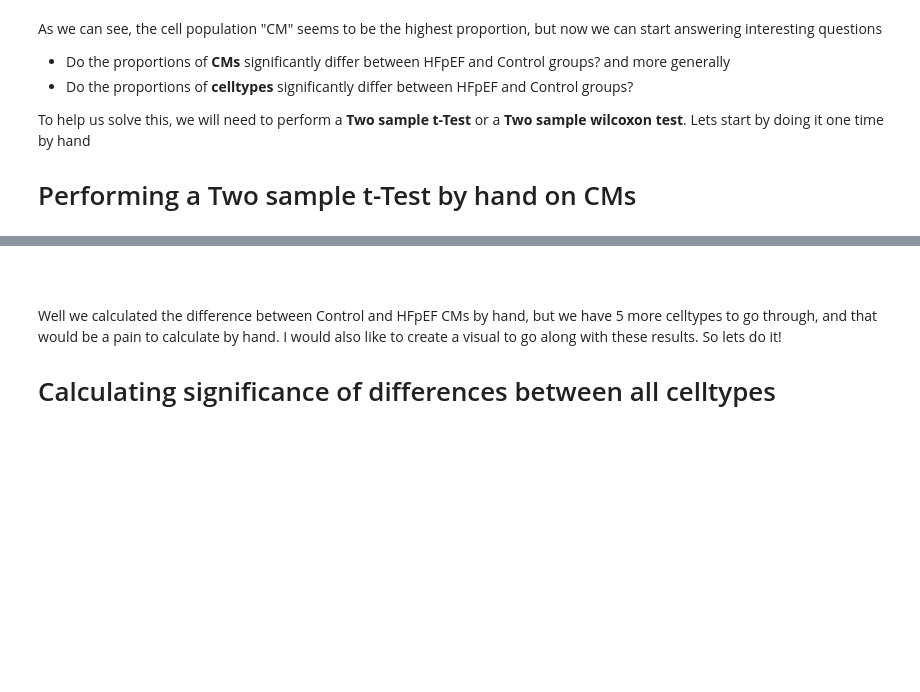
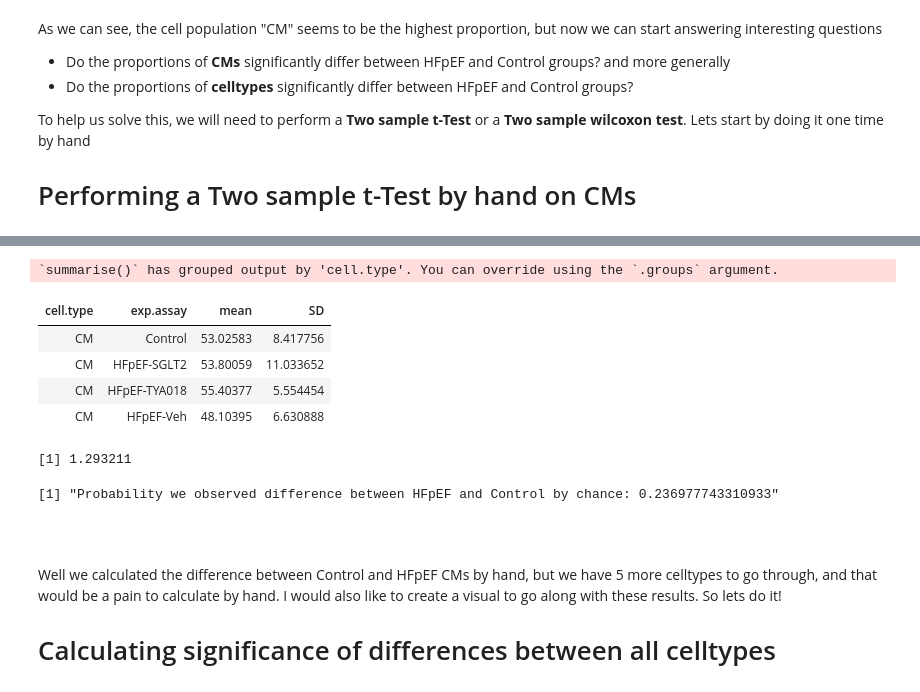
Before and after one commit to Matthew1309/Intuitions, a Jupyter notebook: Linear_regression/t-Test/t-Test.ipynb, the cells around one changed output, grey strips where cells are left out. Cells and saved outputs as stored; diff of their text form; code cells hidden in the pictures; blank space fills up the shorter version.

```diff
--- a/Linear_regression/t-Test/t-Test.ipynb
+++ b/Linear_regression/t-Test/t-Test.ipynb
@@ -549,3 +218,45 @@ print(paste0("Probability we observed difference between HFpEF and Control by ch
+# %%
+# We have our data, so lets calculate the mean
+# and standard deviation for all celltypes, but
+# look only at Control CMs and HFpEF CMs
+data.stats %>%
+  group_by(cell.type, exp.assay) %>%
+  dplyr::summarise(mean = mean(percent), SD = sd(percent)) %>% head(4)
+# %% [output]
+`summarise()` has grouped output by 'cell.type'. You can override using the `.groups` argument.
+| cell.type | exp.assay | mean | SD |
+| CM | Control | 53.02583 | 8.417756 |
+| CM | HFpEF-SGLT2 | 53.80059 | 11.033652 |
+| CM | HFpEF-TYA018 | 55.40377 | 5.554454 |
+| CM | HFpEF-Veh | 48.10395 | 6.630888 |
+# %%
+# Manually calculating the t.statistic (which is
+# like the z.score or z.statistic), it is a meaure
+# of how many standard deviations away our observed
+# values are from each other. I don't fully remember why
+# the denominators add the way they do, but it has to do
+# with the fact that variances add even when means are
+# subtracted.
+t.score <- (53 - 48.1) / sqrt(8.42^2/8 + 6.63^2/8); t.score
+# [1] 1.293211
+
+# Need around 2.4 to be considered significant
+# We essentially have a Z-score of 1.29, so lets calculate
+# the probability we got this by chance. 7 is the degrees
+# of freedom, which is how many samples we have -1. Now, we
+# have two tests with equal numbers of samples, but I assume
+# we would chose the lower sample for our degree of freedom
+# here.
+
+# We also multiply by 2 because this is a two tailed test.
+# We had around a 25% chance of getting the result we did
+# just by random chance (this isn't even corrected). Pretty
+# insignificant result.
+print(paste0("Probability we observed difference between HFpEF and Control by chance: ", 2*pt(t.score, 7, lower.tail=F)))
+# [1] 0.2347678
+# %% [output]
+[1] 1.293211
+[1] "Probability we observed difference between HFpEF and Control by chance: 0.236977743310933"
 # %% [markdown]
 <br><br>Well we calculated the difference between Control and HFpEF CMs by hand, but we have 5 more celltypes to go through, and that would be a pain to calculate by hand. I would also like to create a visual to go along with these results. So lets do it!
 
```
Also changed, not shown: parts of 17 cells of this notebook, 1 other file.
